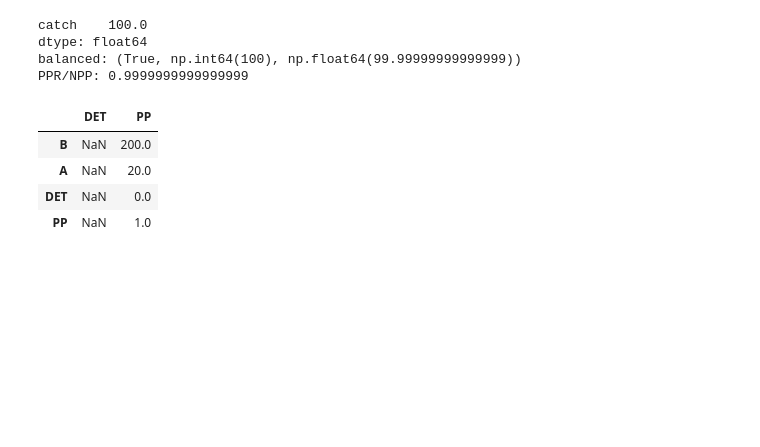
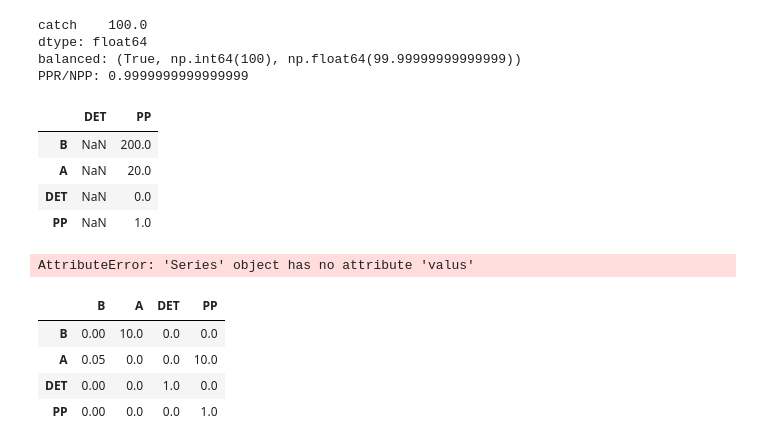
Before and after one commit to idocarmel1/PPREstimation, a Jupyter notebook: ToyModels/comp_paper.ipynb, the cells around one changed output. Saved outputs shown, nothing was run; the diff lists cells and outputs as text; code cells hidden in the pictures; blank space fills up the shorter version.

```diff
--- a/ToyModels/comp_paper.ipynb
+++ b/ToyModels/comp_paper.ipynb
@@ -276,3 +322,62 @@ PPR/NPP: 0.9999999999999999
 | A | NaN | 20.0 |
 | DET | NaN | 0.0 |
 | PP | NaN | 1.0 |
+# %%
+only_pp_det=True
+
+groups_data = self.get_groups_df()
+production = self.p.copy()
+PP_seq = list(self.get_Import_seq()) + list(self.get_PP_seq())
+DET_seq = self.get_DET_seq()[0]  # assuming there is only one DET
+Z = self.get_Z(DET_as_PP=False)
+
+# combine part of DET that is PP into PP row:
+Z_without_DET = Z.copy()
+percent_of_det_that_is_PP = Z_without_DET.loc[DET_seq, PP_seq] / Z_without_DET.loc[DET_seq, :].sum()  # 98%
+if percent_of_det_that_is_PP.allna():
+    print('here')
+if only_pp_det:  # this is what is implemented in the article
+    for i in PP_seq:
+        Z_without_DET.loc[:, i] += percent_of_det_that_is_PP[i] * Z_without_DET.loc[:, DET_seq]
+else:
+    Z_without_DET.loc[:, PP_seq] += Z_without_DET.loc[:, DET_seq]
+Z_without_DET = Z_without_DET.drop(index=DET_seq, columns=DET_seq)
+
+# production of living compartments:
+new_index = Z_without_DET.index
+P = production[new_index].copy()
+ee = groups_data.loc[new_index, "ee"].fillna(1)
+non_PP = groups_data['trophic_info'] == 'Regular'
+P[non_PP] = P[non_PP].mul(ee[non_PP])   # P*EE = (export + predation + growth + net_migration), without M0
+# EE = (export + predation + growth + net_migration) / (export + predation + growth + net_migration + M0)
+P = P.sort_index(ascending=False)
+
+# production-normalized transaction matrix:
+A = (Z_without_DET.T.sort_index(ascending=False).sort_index(axis=1, ascending=False) / P).fillna(0)
+
+# production requirement matrix:
+seq_to_drop = P.index[P == 0]
+A = A.drop(columns=seq_to_drop, index=seq_to_drop)
+L = pd.DataFrame(np.linalg.inv((np.identity(A.shape[0]) - A)), index=A.index, columns=A.columns)
+L[seq_to_drop] = 0
+new_index = L.index.union(seq_to_drop)
+L = L.reindex(new_index).fillna(0)
+L.loc[seq_to_drop, seq_to_drop] = 1
+SPPR = L.loc[PP_seq, :].T
+
+# add back sppr_det that makes model balanced:
+SPPR = SPPR.reindex(self.catch.index, fill_value=0)
+for i in PP_seq:
+    SPPR.loc[self.get_DET_seq(), i] = self.M0.loc[PP_seq][i] / (self.M0 + self.egestion).sum()
+
+percent_of_det_that_is_PP
+# %% [output]
+AttributeError: 'Series' object has no attribute 'valus'
+# %%
+A
+# %% [output]
+|  | B | A | DET | PP |
+| B | 0.00 | 10.0 | 0.0 | 0.0 |
+| A | 0.05 | 0.0 | 0.0 | 10.0 |
+| DET | 0.00 | 0.0 | 1.0 | 0.0 |
+| PP | 0.00 | 0.0 | 0.0 | 1.0 |
```
Also changed, not shown: parts of 7 cells of this notebook, 2 other files.
